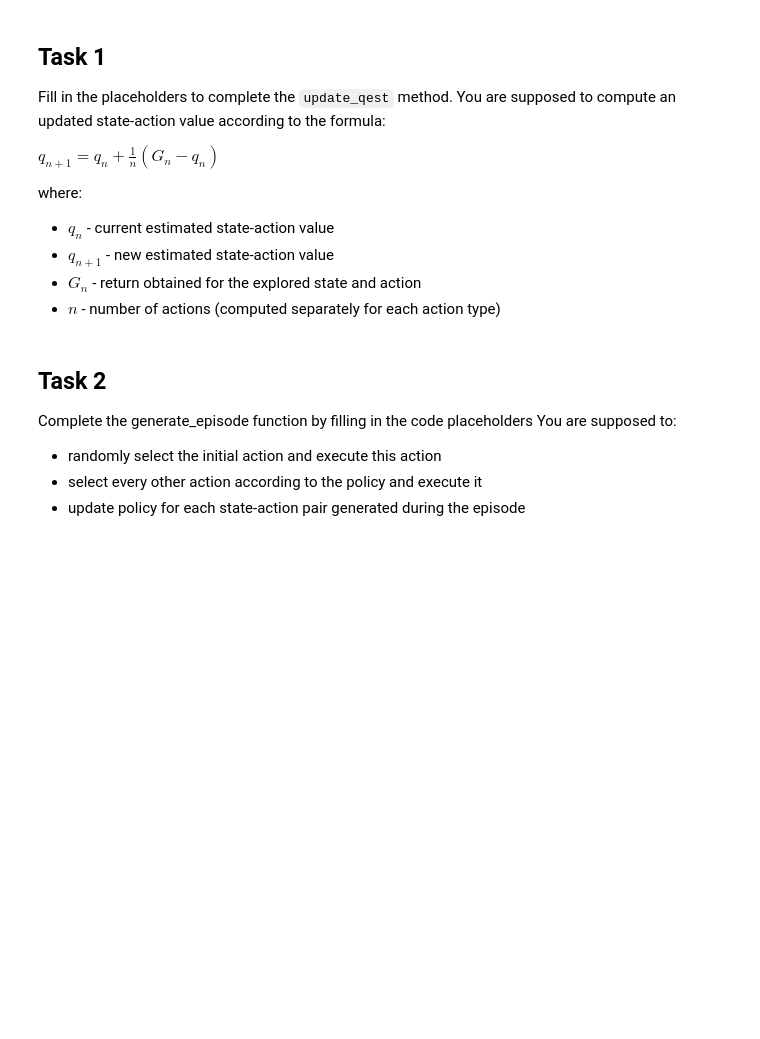
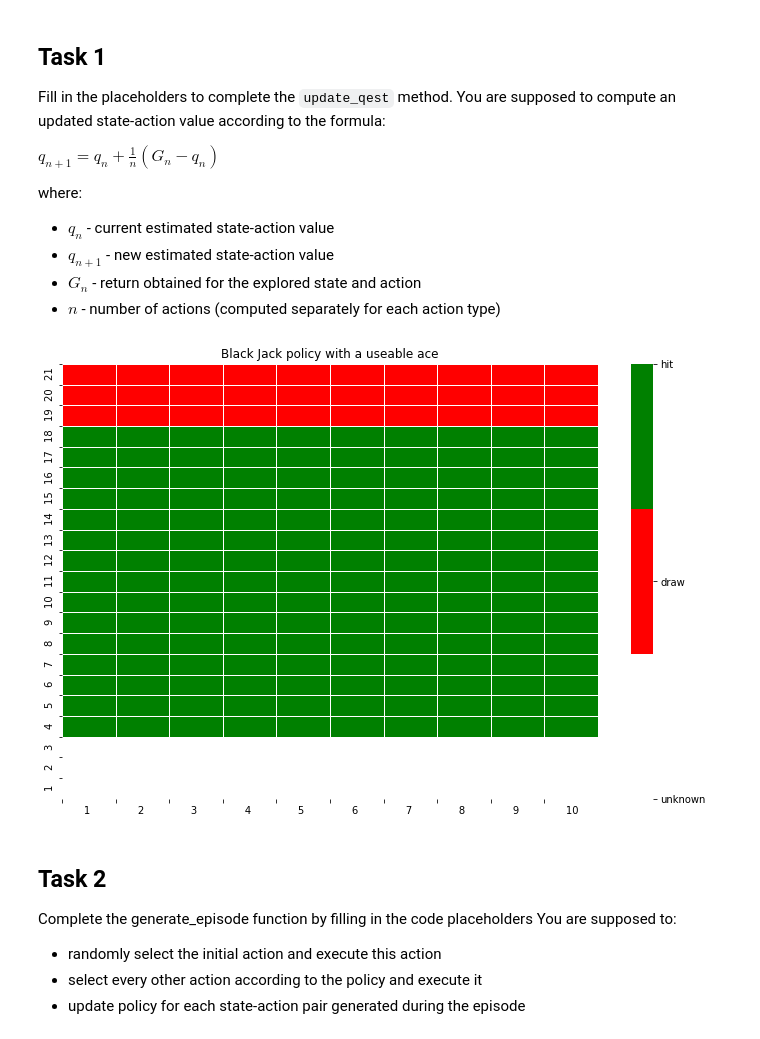
Before and after one commit to PrzemekSekula/ReinforcementLearningClasses, a Jupyter notebook: MoteCarlo/BlackJackMC.ipynb, the cells around one changed output. Drawn from its saved outputs; the diff is of its cells as text; code cells hidden in the pictures; blank space fills up the shorter version.

```diff
--- a/MoteCarlo/BlackJackMC.ipynb
+++ b/MoteCarlo/BlackJackMC.ipynb
@@ -34,5 +34,5 @@ from tqdm import tqdm
 Let's create an environment and see how to use it.
 # %%
 env = gym.make('Blackjack-v1')
-state = env.reset()
+state, info = env.reset()
 print (f'Initial state: {state}.')
@@ -41,13 +43,13 @@ def sample_policy(state):
     score, dealer_score, usable_ace = state
     return 0 if score >= 19 else 1
 
-state = env.reset()
+state, info = env.reset()
 terminal = False
 
 while not terminal:
     action = sample_policy(state)
 
-    next_state, reward, terminal, info = env.step(action)
+    next_state, reward, terminal, truncated, info = env.step(action)
     print (f'State: {state}, Action: {action}, Next state: {next_state}, Reward: {reward}, terminal: {terminal}')
 
     state = next_state
@@ -92,15 +97,23 @@ class Policy:
         # Dictionary with { state : [state action value for 0, state action value for 1]  }
         self.q_est = {}
         self.n = {}
+        self.__initialize_states()
 
-    def __initialize_state(self, state):
-        if state in self.q_est:
-            return
-
-        score = state[0]
-        should_hit = int (score < 19)
-        self.q_est[state] = [1 - should_hit, should_hit]
-        self.n[state] = [0, 0]
+    def __initialize_states(self):
+        """
+        Initializes all possible states by seting q_est and n values
+        - q_est is set to hit if score < 19, otherwise it is set to draw
+          (the value of the preferred action is set to 1, the value of the
+          other action is set to 0)
+        - n is set to 0 for both actions
+        """
+        for score in range(4, 22):
+            for dealer_score in range(1, 11):
+                for usable_ace in [True, False]:
+                    should_hit = int (score < 19)
+                    state = (score, dealer_score, usable_ace)
+                    self.q_est[state] = [1 - should_hit, should_hit]
+                    self.n[state] = [0, 0]
 
 
     def act(self, state):
@@ -111,7 +124,6 @@ class Policy:
         Returns:
             action - 0 for 'draw', 1 for 'hit'
         """
-        self.__initialize_state(state)
         return np.argmax(self.q_est[state])
 
     def update_qest(self, state, action, g):
@@ -123,8 +135,6 @@ class Policy:
             action - 0 for 'draw', 1 for 'hit'
             g      - return that should be used for updating
         """
-        self.__initialize_state(state)
-
 
         # ENTER YOUR CODE HERE.
         # Update self.n[state][action] and self.q_est[state][action]
@@ -140,7 +150,7 @@ class Policy:
             useable_ace - True / False. It plots different policies, whether the player
                           has or does not have a useable ace.
         """
-        states = [x for x in policy.q_est.keys() if x[2] == useable_ace]
+        states = [x for x in self.q_est.keys() if x[2] == useable_ace]
         rows = max(x[0] for x in states)
         cols = max(x[1] for x in states)
 
@@ -170,6 +180,9 @@ class Policy:
         plt.show()
 # %%
 policy = Policy()
+policy.plot()
+# %% [output]
+[figure, added]
 # %% [markdown]
 ## Task 2
 Complete the generate_episode function by filling in the code placeholders
```
Also changed, not shown: parts of 4 cells of this notebook, 1 other file.
